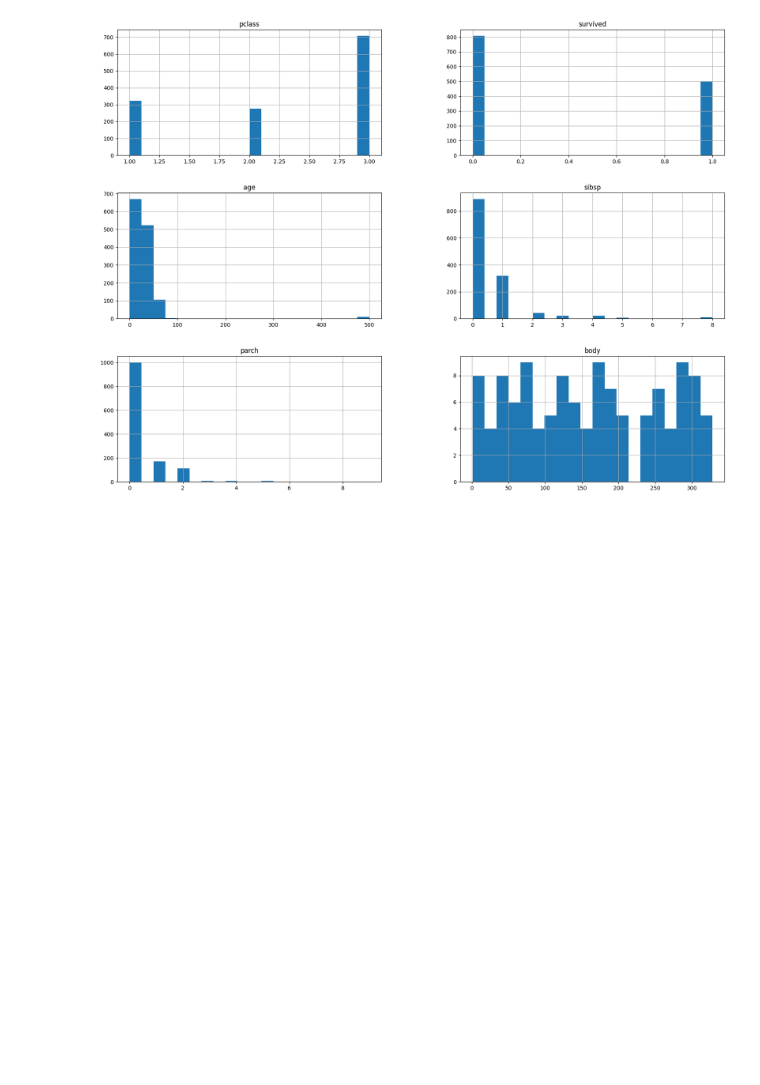
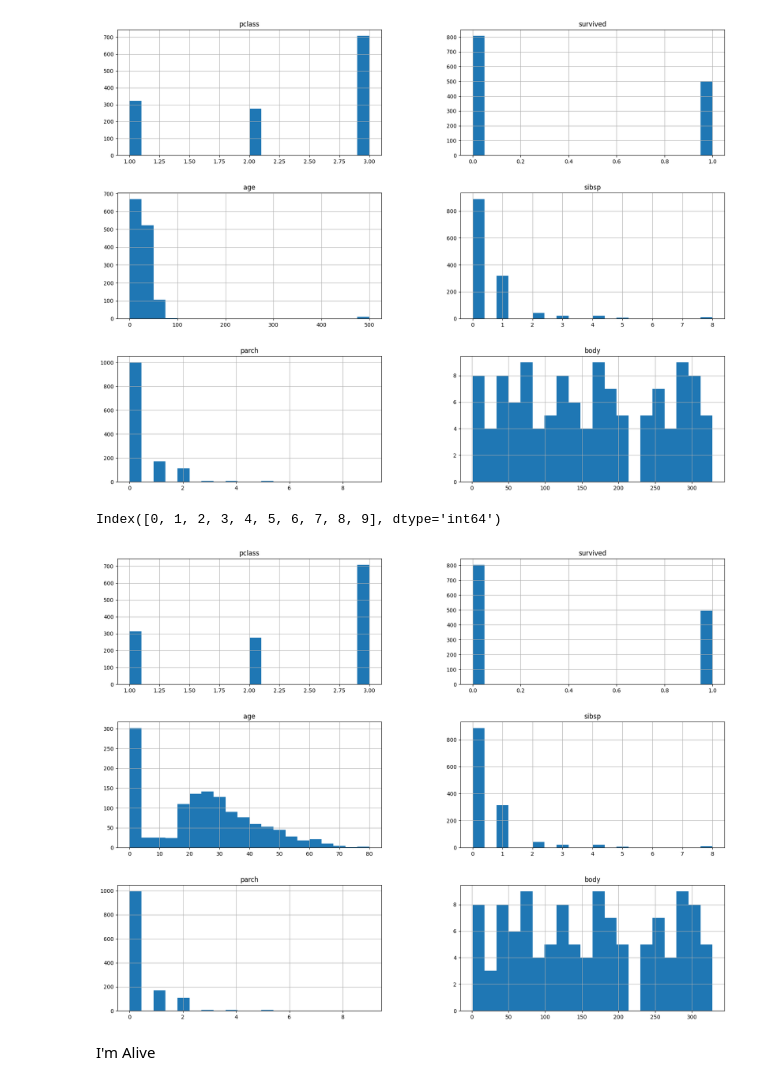
Before and after one commit to FroCode/Pandas, a Jupyter notebook: Series.ipynb, the cells around one changed output. Drawn from its saved outputs; the diff is of its cells as text; code cells hidden in the pictures; blank space fills up the shorter version.

Commit message:
I'm Alive

```diff
--- a/Series.ipynb
+++ b/Series.ipynb
@@ -122,3 +122,15 @@ data_copy.hist(bins = 20 ,figsize=(20,15))
 plt.show()
 # %% [output]
 [figure]
+# %%
+data_copy[ data_copy ['age'] > 100]['age'].index
+# %% [output]
+Index([0, 1, 2, 3, 4, 5, 6, 7, 8, 9], dtype='int64')
+# %%
+data_copy.drop(data_copy[ data_copy ['age'] > 100]['age'].index, inplace=True)
+data_copy.hist(bins = 20 ,figsize=(20,15))
+plt.show()
+# %% [output]
+[figure, added]
+# %% [markdown]
+I'm Alive
```
